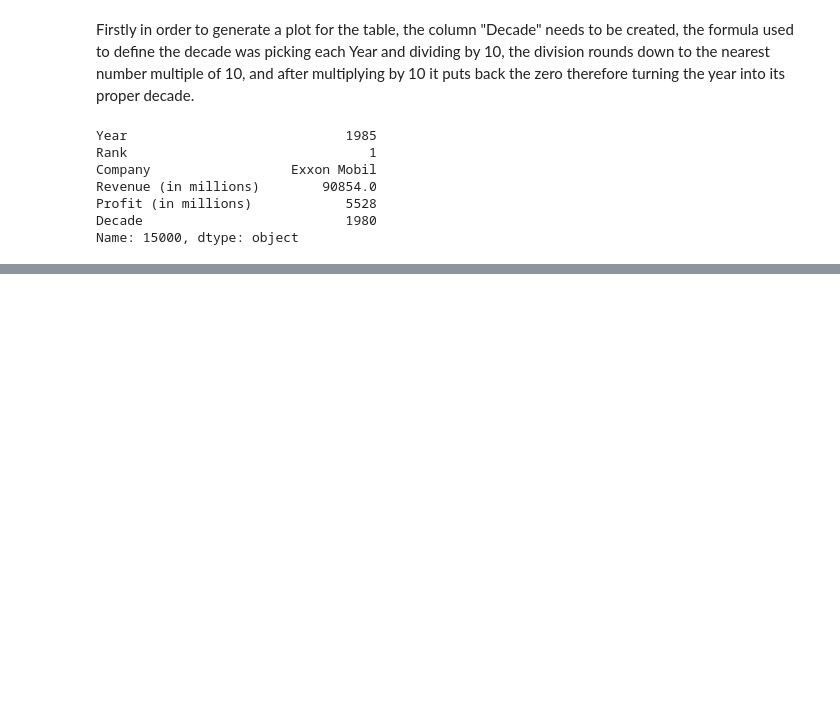
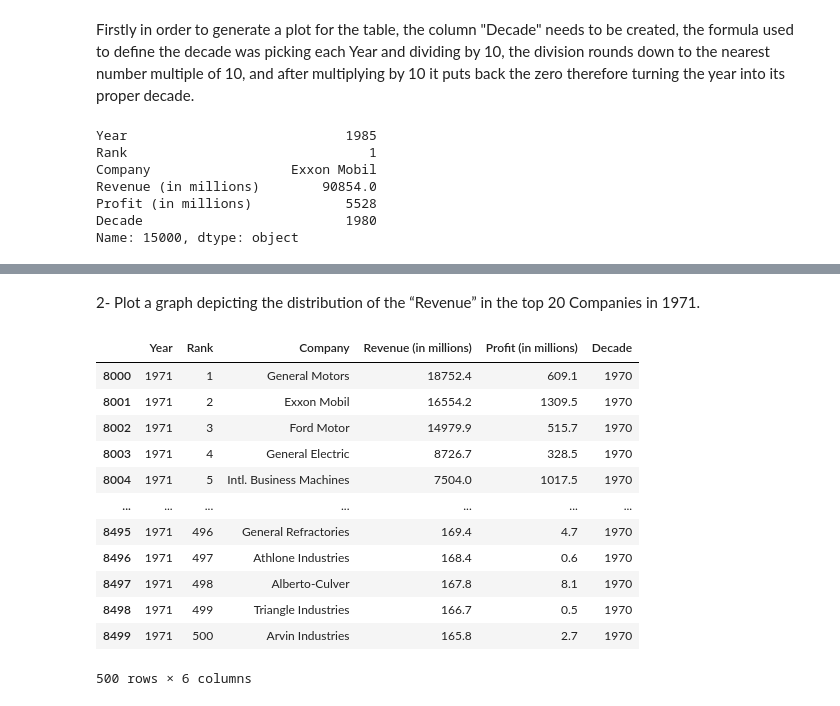
Before and after one commit to Rfg2048/DVC, a Jupyter notebook: DVC.ipynb, the cells around one changed output, grey strips where cells are left out. Drawn from its saved outputs; the diff is of its cells as text; code cells hidden in the pictures; blank space fills up the shorter version.

```diff
--- a/DVC.ipynb
+++ b/DVC.ipynb
@@ -90,0 +115,21 @@ for decade, group in top_cmp_decade.groupby('Decade'):
+# %% [markdown]
+2- Plot a graph depicting the distribution of the “Revenue” in the top 20 Companies in 1971.
+# %%
+df1971 = df[df['Year'] == 1971]
+top201971 = df1971.nlargest(20, 'Revenue (in millions)')
+# %%
+df1971
+# %% [output]
+|  | Year | Rank | Company | Revenue (in millions) | Profit (in millions) | Decade |
+| 8000 | 1971 | 1 | General Motors | 18752.4 | 609.1 | 1970 |
+| 8001 | 1971 | 2 | Exxon Mobil | 16554.2 | 1309.5 | 1970 |
+| 8002 | 1971 | 3 | Ford Motor | 14979.9 | 515.7 | 1970 |
+| 8003 | 1971 | 4 | General Electric | 8726.7 | 328.5 | 1970 |
+| 8004 | 1971 | 5 | Intl. Business Machines | 7504.0 | 1017.5 | 1970 |
+| ... | ... | ... | ... | ... | ... | ... |
+| 8495 | 1971 | 496 | General Refractories | 169.4 | 4.7 | 1970 |
+| 8496 | 1971 | 497 | Athlone Industries | 168.4 | 0.6 | 1970 |
+| 8497 | 1971 | 498 | Alberto-Culver | 167.8 | 8.1 | 1970 |
+| 8498 | 1971 | 499 | Triangle Industries | 166.7 | 0.5 | 1970 |
+| 8499 | 1971 | 500 | Arvin Industries | 165.8 | 2.7 | 1970 |
+500 rows × 6 columns
```
Also changed, not shown: parts of 10 cells of this notebook.
